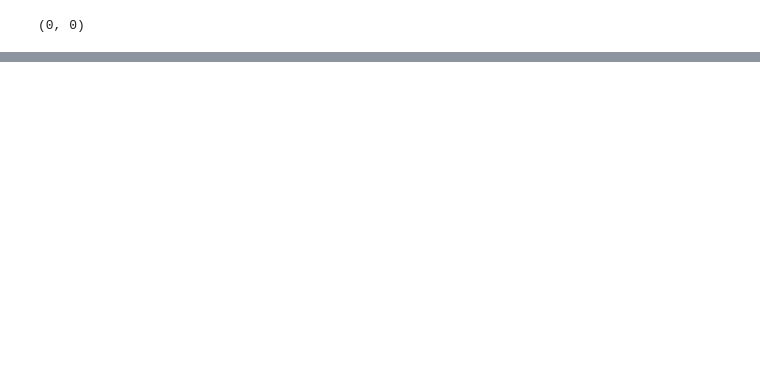
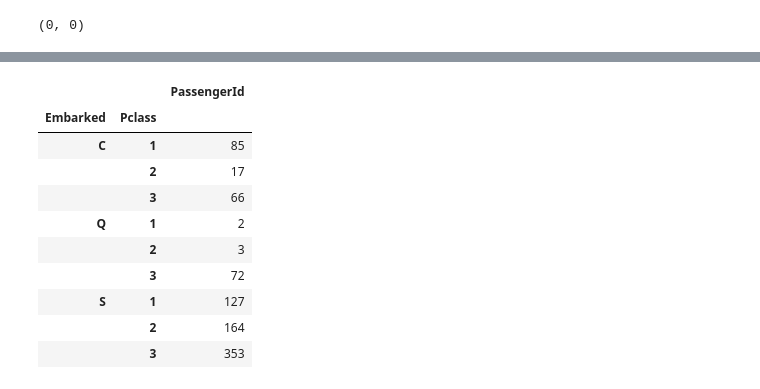
Before and after one commit to kbs1027/Kaggle, a Jupyter notebook: titanic/titanic.ipynb, the cells around one changed output, grey strips where cells are left out. Saved outputs shown, nothing was run; the diff lists cells and outputs as text; code cells hidden in the pictures; blank space fills up the shorter version.

```diff
--- a/titanic/titanic.ipynb
+++ b/titanic/titanic.ipynb
@@ -83,0 +78,5 @@ sum(train.duplicated()), sum(test.duplicated()) #데이터가 중복 되었는
+# %%
+#생존을 예측하는데 필요없는 데이터 Ticket과 Cabin을 제거한다
+train = train.drop(["Ticket","Cabin","Name"],axis=1)
+test = test.drop(["Ticket","Cabin","Name"],axis=1)
+display(train, test)
@@ -83,0 +110,6 @@ sum(train.duplicated()), sum(test.duplicated()) #데이터가 중복 되었는
+# %%
+#성별에 따라서 데이터를 나누기 위해 Object형인 데이터를 int형인 남자는 0 여자는 1로 바꾼다
+train["Sex"] = train["Sex"].map( {"male" : 0, "female" : 1})
+test["Sex"] = test["Sex"].map( {"male" : 0, "female" : 1})
+print(train.describe())
+print(test.describe())
@@ -116,0 +226,14 @@ sns.boxplot(x = train["Sex"], y = train["Survived"])
+# %%
+train[['Pclass', 'Embarked','PassengerId']].groupby(['Embarked', 'Pclass'], as_index=True).count().sort_values(by='Embarked', ascending = True)
+# %% [output]
+|  |  | PassengerId |
+| Embarked | Pclass |  |
+| C | 1 | 85 |
+|  | 2 | 17 |
+|  | 3 | 66 |
+| Q | 1 | 2 |
+|  | 2 | 3 |
+|  | 3 | 72 |
+| S | 1 | 127 |
+|  | 2 | 164 |
+|  | 3 | 353 |
```
Also changed, not shown: parts of 20 cells of this notebook.
